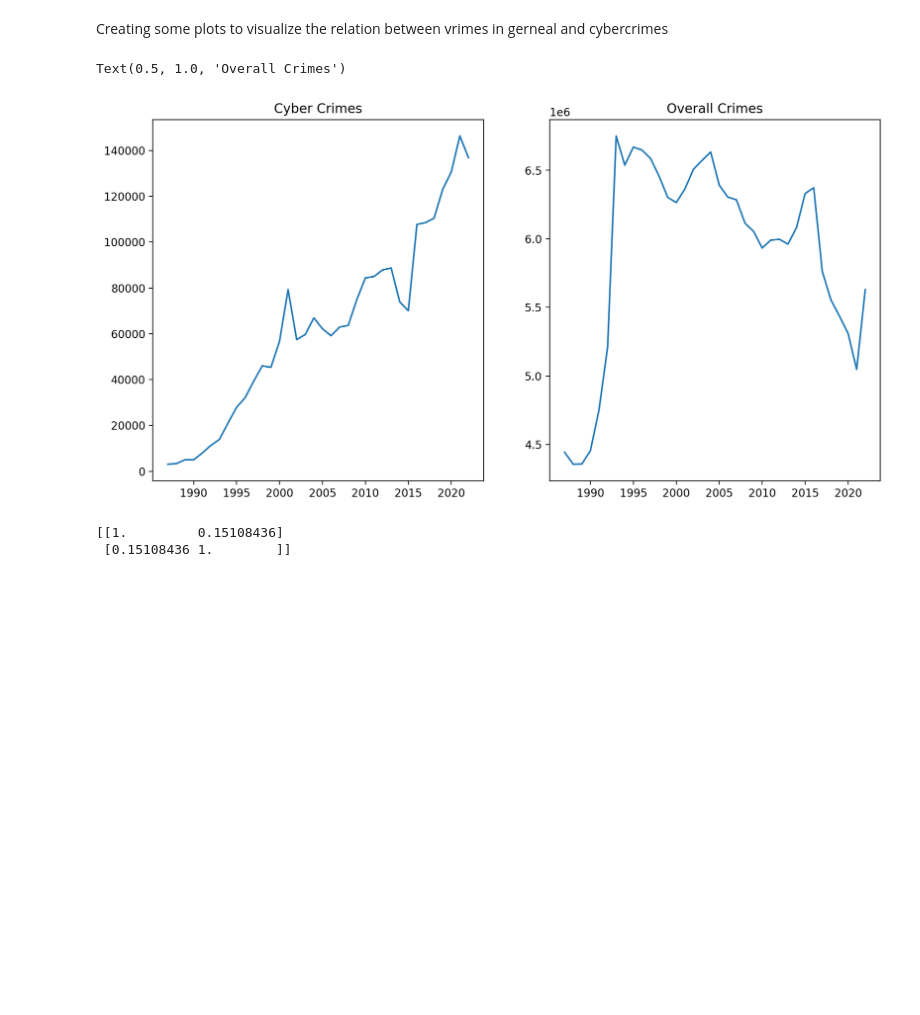
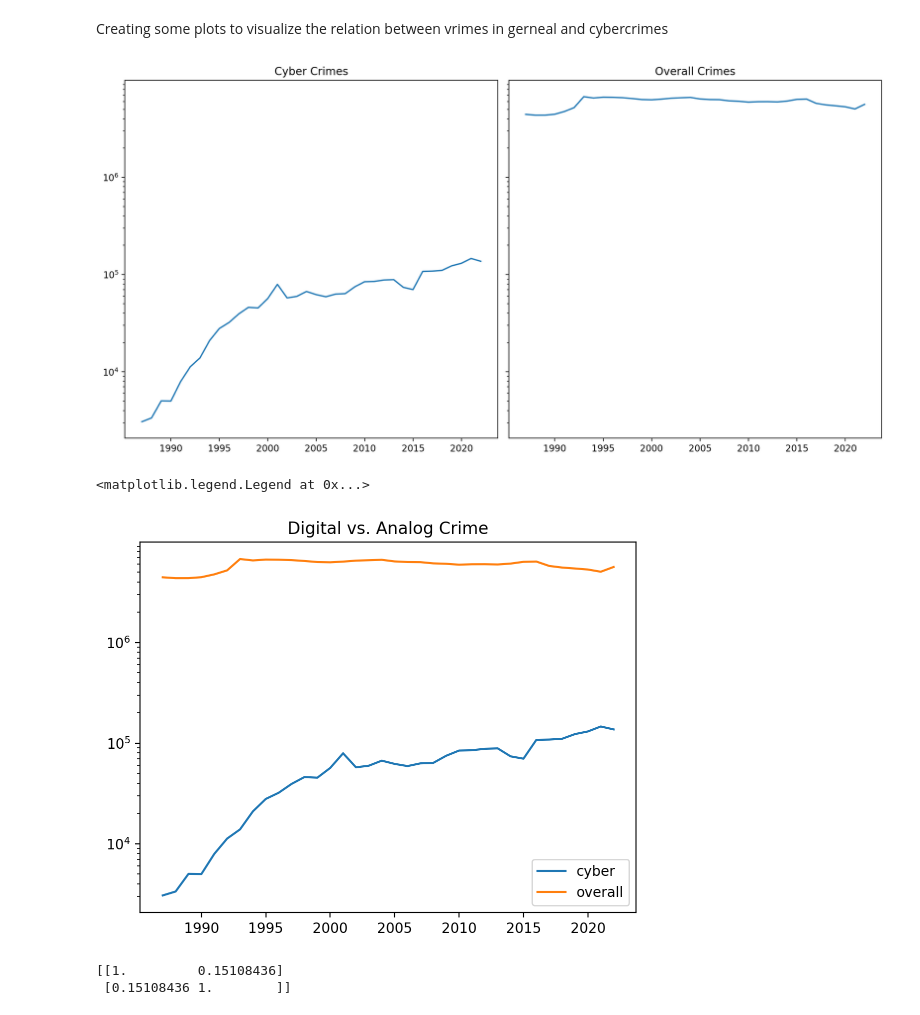
Before and after one commit to LukaslWeber/DataLit-Crime-Project, a Jupyter notebook: exploraton.ipynb, the cells around one changed output. Saved outputs shown, nothing was run; the diff lists cells and outputs as text; code cells hidden in the pictures; blank space fills up the shorter version.

```diff
--- a/exploraton.ipynb
+++ b/exploraton.ipynb
@@ -334,26 +326,35 @@ Creating some plots to visualize the relation between vrimes in gerneal and cybe
 # %%
 def get_data_times_series(key):
     crime_data = df_z_t01_f[df_z_t01_f['Schluessel'] == key]
     crime_data_years = list(crime_data['Jahr'])
     crime_data_cases = list(crime_data['erfasste Faelle'])
 
     return crime_data, crime_data_years, crime_data_cases
 
 
 all_crimes, all_crimes_x, all_crimes_y = get_data_times_series('------')
 cyber_crimes, cyber_crimes_x, cyber_crimes_y = get_data_times_series('897000')
 
 
-fig, axs = plt.subplots(1, 2, figsize=(12, 6))
+fig, axs = plt.subplots(1, 2, figsize=(12, 6),sharey=True,layout='constrained')
 
 axs[0].plot(cyber_crimes_x, cyber_crimes_y)
 axs[0].set_title('Cyber Crimes')
+axs[0].set_yscale('log')
 
 axs[1].plot(all_crimes_x, all_crimes_y)
 axs[1].set_title('Overall Crimes')
+plt.show()
+
+fig,ax = plt.subplots(sharey=True)
+ax.plot(cyber_crimes_x, cyber_crimes_y)
+ax.plot(all_crimes_x, all_crimes_y)
+ax.set(yscale='log',title='Digital vs. Analog Crime')
+ax.legend(['cyber','overall'])
 # %% [output]
+[figure, new version]
-Text(0.5, 1.0, 'Overall Crimes')
+<matplotlib.legend.Legend at 0x...>
-[figure, old version]
+[figure, added]
 # %%
 # Return Pearson product-moment correlation coefficients
 print(np.corrcoef(all_crimes_y, cyber_crimes_y))
```
Also changed, not shown: parts of 2 cells of this notebook.
